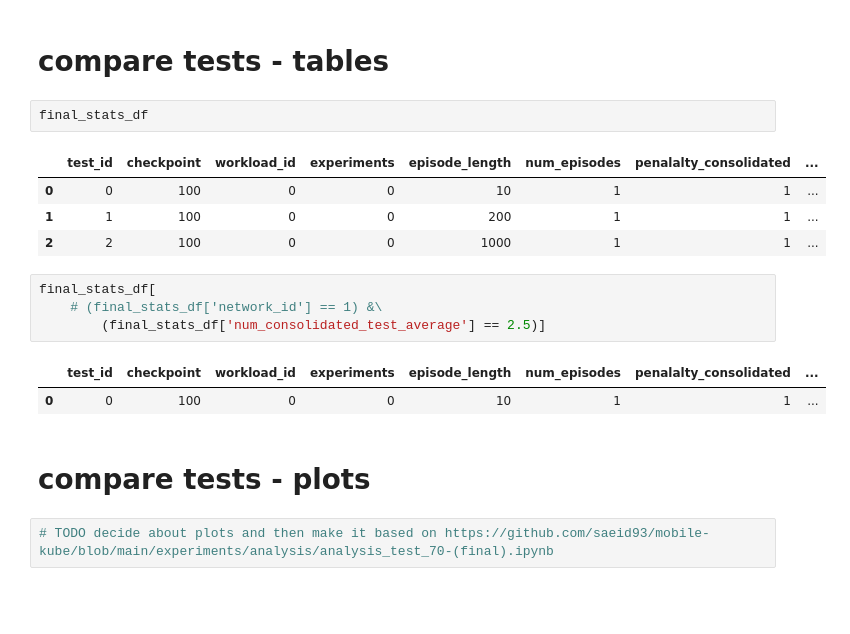
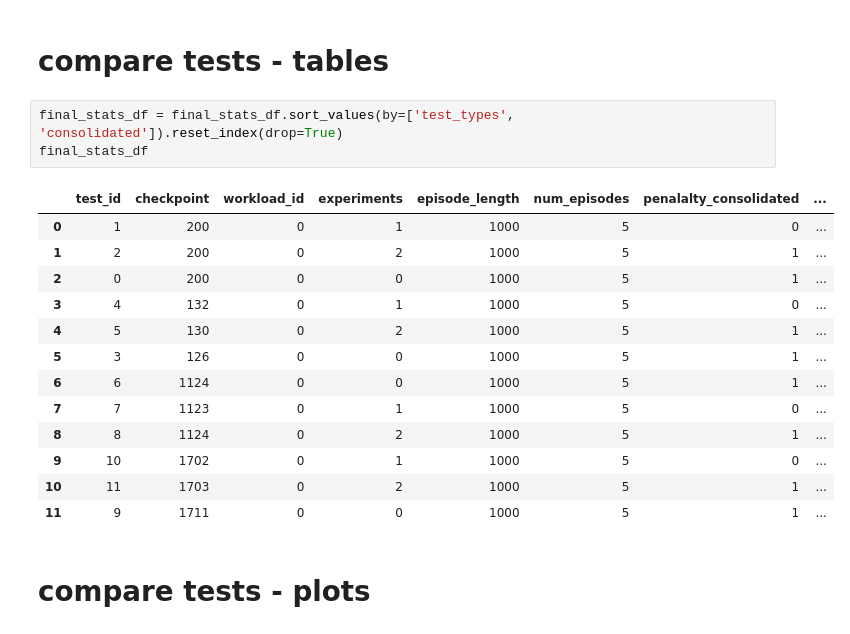
Before and after one commit to saeid93/smart-kube, a Jupyter notebook: experiments/analysis/analysis_test.ipynb, the cells around one changed output. Saved outputs shown, nothing was run; the diff lists cells and outputs as text; blank space fills up the shorter version.

```diff
--- a/experiments/analysis/analysis_test.ipynb
+++ b/experiments/analysis/analysis_test.ipynb
@@ -137,21 +143,22 @@ tests[test_id]['info']
  'num_workers': 4}
 # %% [markdown]
 # compare tests - tables
-# %%
-final_stats_df
-# %% [output]
-|  | test_id | checkpoint | workload_id | experiments | episode_length | num_episodes | penalalty_consolidated | ... |
-| 0 | 0 | 100 | 0 | 0 | 10 | 1 | 1 | ... |
-| 1 | 1 | 100 | 0 | 0 | 200 | 1 | 1 | ... |
-| 2 | 2 | 100 | 0 | 0 | 1000 | 1 | 1 | ... |
-# %%
-final_stats_df[
-    # (final_stats_df['network_id'] == 1) &\
-        (final_stats_df['num_consolidated_test_average'] == 2.5)]
-# %% [output]
-|  | test_id | checkpoint | workload_id | experiments | episode_length | num_episodes | penalalty_consolidated | ... |
-| 0 | 0 | 100 | 0 | 0 | 10 | 1 | 1 | ... |
+# %%
+final_stats_df = final_stats_df.sort_values(by=['test_types', 'consolidated']).reset_index(drop=True)
+final_stats_df
+# %% [output]
+|  | test_id | checkpoint | workload_id | experiments | episode_length | num_episodes | penalalty_consolidated | ... |
+| 0 | 1 | 200 | 0 | 1 | 1000 | 5 | 0 | ... |
+| 1 | 2 | 200 | 0 | 2 | 1000 | 5 | 1 | ... |
+| 2 | 0 | 200 | 0 | 0 | 1000 | 5 | 1 | ... |
+| 3 | 4 | 132 | 0 | 1 | 1000 | 5 | 0 | ... |
+| 4 | 5 | 130 | 0 | 2 | 1000 | 5 | 1 | ... |
+| 5 | 3 | 126 | 0 | 0 | 1000 | 5 | 1 | ... |
+| 6 | 6 | 1124 | 0 | 0 | 1000 | 5 | 1 | ... |
+| 7 | 7 | 1123 | 0 | 1 | 1000 | 5 | 0 | ... |
+| 8 | 8 | 1124 | 0 | 2 | 1000 | 5 | 1 | ... |
+| 9 | 10 | 1702 | 0 | 1 | 1000 | 5 | 0 | ... |
+| 10 | 11 | 1703 | 0 | 2 | 1000 | 5 | 1 | ... |
+| 11 | 9 | 1711 | 0 | 0 | 1000 | 5 | 1 | ... |
 # %% [markdown]
 # compare tests - plots
-# %%
-# TODO decide about plots and then make it based on https://github.com/saeid93/mobile-kube/blob/main/experiments/analysis/analysis_test_70-(final).ipynb
```
Also changed, not shown: parts of 7 cells of this notebook, 9 other files.
